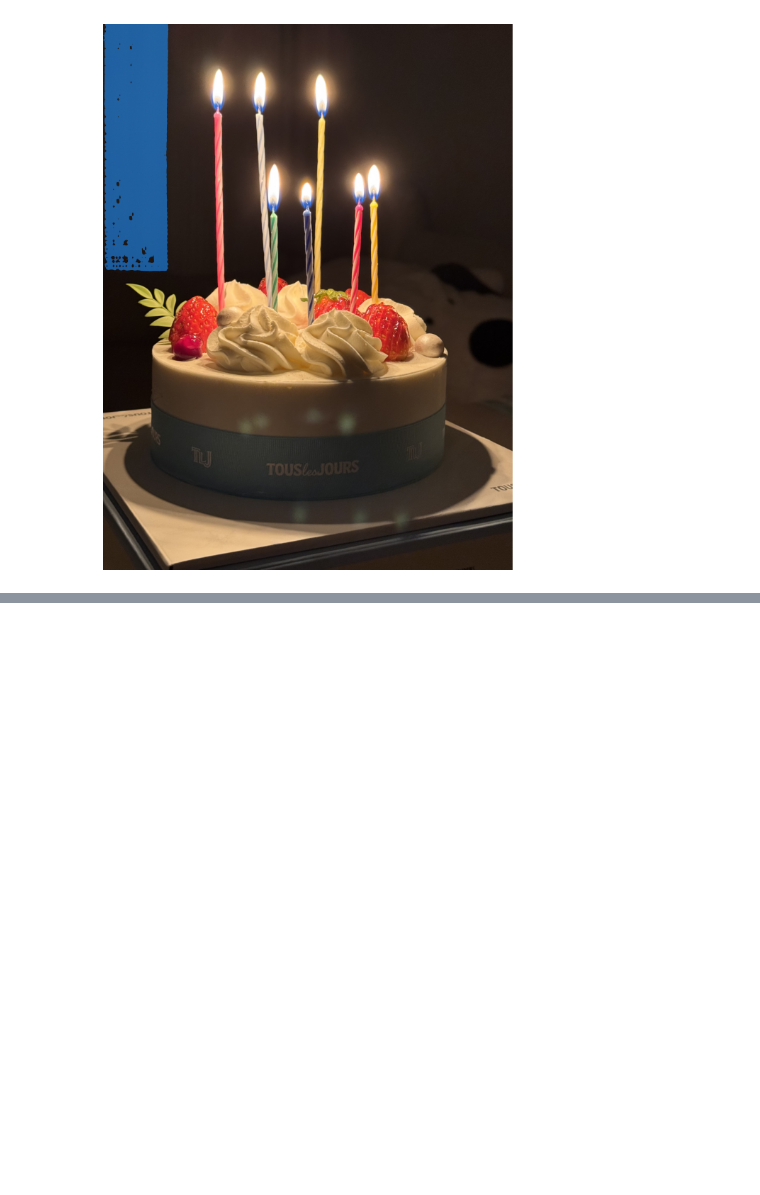
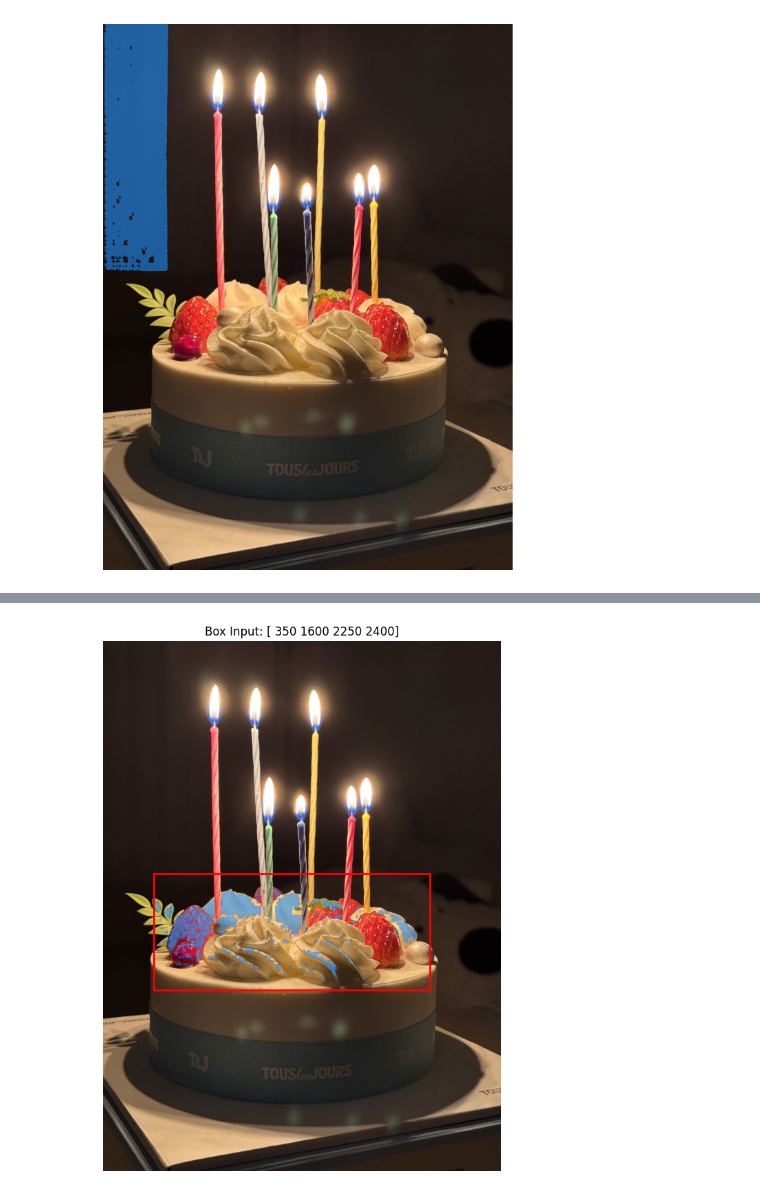
Before and after one commit to Dohwan93/Image_Processing_Algorithms, a Jupyter notebook: SAM2.ipynb, the cells around one changed output, grey strips where cells are left out. Cells and saved outputs as stored; diff of their text form; code cells hidden in the pictures; blank space fills up the shorter version.

```diff
--- a/SAM2.ipynb
+++ b/SAM2.ipynb
@@ -244,0 +130,49 @@ KeyboardInterrupt:
+# %%
+# 예: 촛불이 대략 (x:300~400, y:200~350) 영역에 있다면
+box_coords = torch.tensor([[350, 1600, 2250, 2400]], device=predictor.device)
+
+with torch.inference_mode(), torch.autocast("cuda", dtype=torch.bfloat16):
+    masks, _, _ = predictor.predict(
+        point_coords=None,
+        point_labels=None,
+        box=box_coords  # 박스 좌표 전달
+    )
+# %%
+import matplotlib.pyplot as plt
+import numpy as np
+
+# --- 시각화 함수 정의 ---
+def show_mask(mask, ax, random_color=False):
+    if random_color:
+        color = np.concatenate([np.random.random(3), np.array([0.6])], axis=0)
+    else:
+        color = np.array([30/255, 144/255, 255/255, 0.6]) # 파란색 마스크
+    h, w = mask.shape[-2:]
+    mask_image = mask.reshape(h, w, 1) * color.reshape(1, 1, -1)
+    ax.imshow(mask_image)
+
+def show_box(box, ax):
+    x0, y0, x1, y1 = box
+    w, h = x1 - x0, y1 - y0
+    # 박스를 빨간색 테두리로 그립니다
+    ax.add_patch(plt.Rectangle((x0, y0), w, h, edgecolor='red', facecolor='none', lw=2))
+
+# --- 결과 그리기 ---
+plt.figure(figsize=(10, 10))
+plt.imshow(image)
+
+# 1. 생성된 마스크 그리기
+if len(masks) > 0:
+    show_mask(masks[0], plt.gca()) # 가장 점수가 높은 첫 번째 마스크 표시
+
+# 2. 내가 입력한 박스 그리기 (좌표 확인용)
+# box_coords는 tensor이므로 cpu().numpy()로 변환해야 합니다.
+# 입력할 때 [ [x1, y1, x2, y2] ] 형태였으므로 첫 번째 박스를 가져옵니다.
+input_box = box_coords[0].cpu().numpy()
+show_box(input_box, plt.gca())
+
+plt.title(f"Box Input: {input_box}")
+plt.axis('off')
+plt.show()
+# %% [output]
+[figure, added]
```
Also changed, not shown: parts of 6 cells of this notebook.
